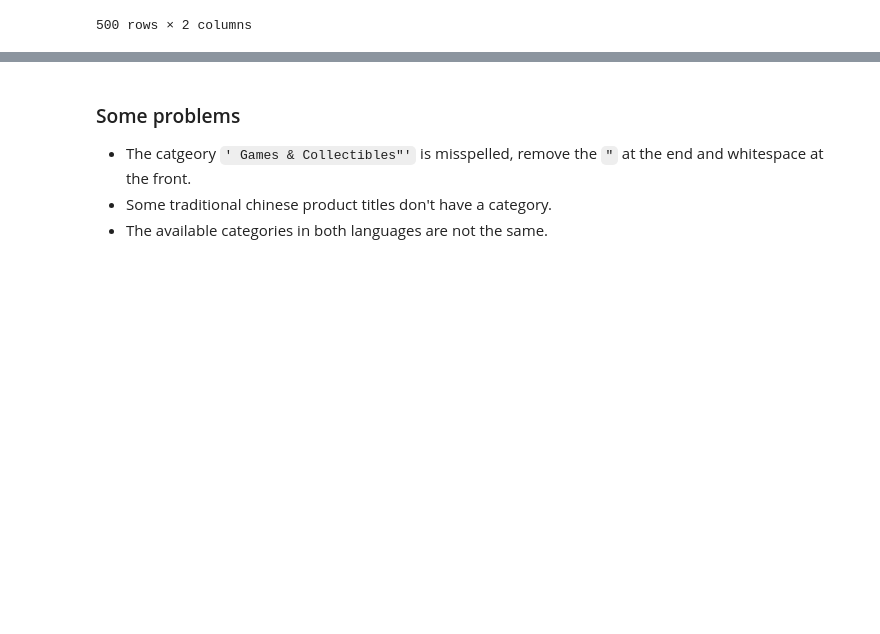
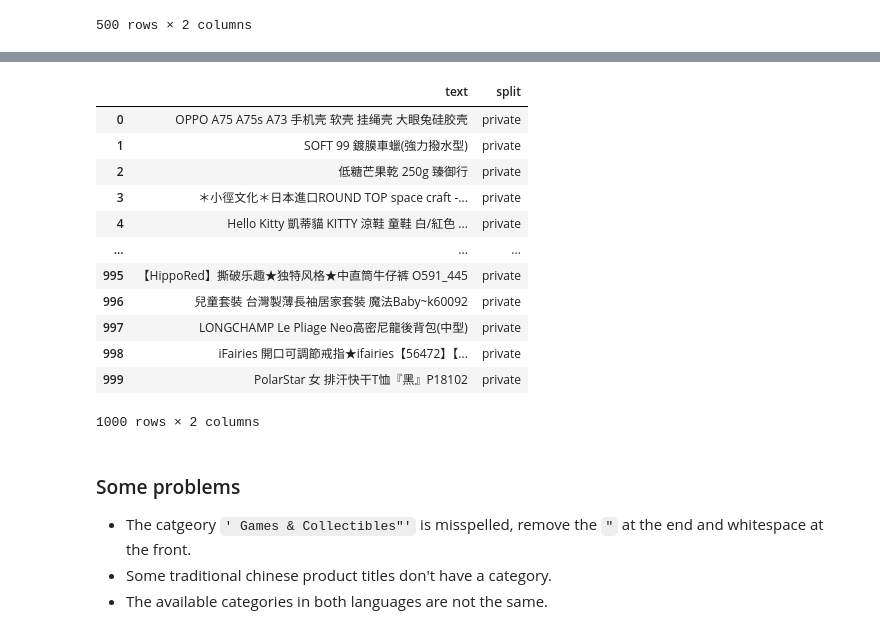
Before and after one commit to tyqiangz/Kaggle, a Jupyter notebook: Shopee 2020/Machine Translation/Machine Translation.ipynb, the cells around one changed output, grey strips where cells are left out. Drawn from its saved outputs; the diff is of its cells as text; code cells hidden in the pictures; blank space fills up the shorter version.

```diff
--- a/Shopee 2020/Machine Translation/Machine Translation.ipynb
+++ b/Shopee 2020/Machine Translation/Machine Translation.ipynb
@@ -6,6 +6,9 @@ import pandas as pd
 train_en_df = pd.read_csv('train_en.csv', header=0)
 train_tcn_df = pd.read_csv('train_tcn.csv', header=0)
 test_df = pd.read_csv('test.csv', header=0)
+
+dev_en_df = pd.read_csv('dev_en.csv')
+dev_tcn_df = pd.read_csv('dev_tcn.csv')
 # %%
 train_en_df
 # %% [output]
@@ -57,3 +76,19 @@ test_df
+# %%
+dev_tcn_df
+# %% [output]
+|  | text | split |
+| 0 | OPPO A75 A75s A73 手机壳 软壳 挂绳壳 大眼兔硅胶壳 | private |
+| 1 | SOFT 99 鍍膜車蠟(強力撥水型) | private |
+| 2 | 低糖芒果乾 250g 臻御行 | private |
+| 3 | ＊小徑文化＊日本進口ROUND TOP space craft -... | private |
+| 4 | Hello Kitty 凱蒂貓 KITTY 涼鞋 童鞋 白/紅色 ... | private |
+| ... | ... | ... |
+| 995 | 【HippoRed】撕破乐趣★独特风格★中直筒牛仔裤 O591_445 | private |
+| 996 | 兒童套裝 台灣製薄長袖居家套裝 魔法Baby~k60092 | private |
+| 997 | LONGCHAMP Le Pliage Neo高密尼龍後背包(中型) | private |
+| 998 | iFairies 開口可調節戒指★ifairies【56472】【... | private |
+| 999 | PolarStar 女 排汗快干T恤『黑』P18102 | private |
+1000 rows × 2 columns
 # %% [markdown]
 ### Some problems
 
```
Also changed, not shown: parts of 12 cells of this notebook.
